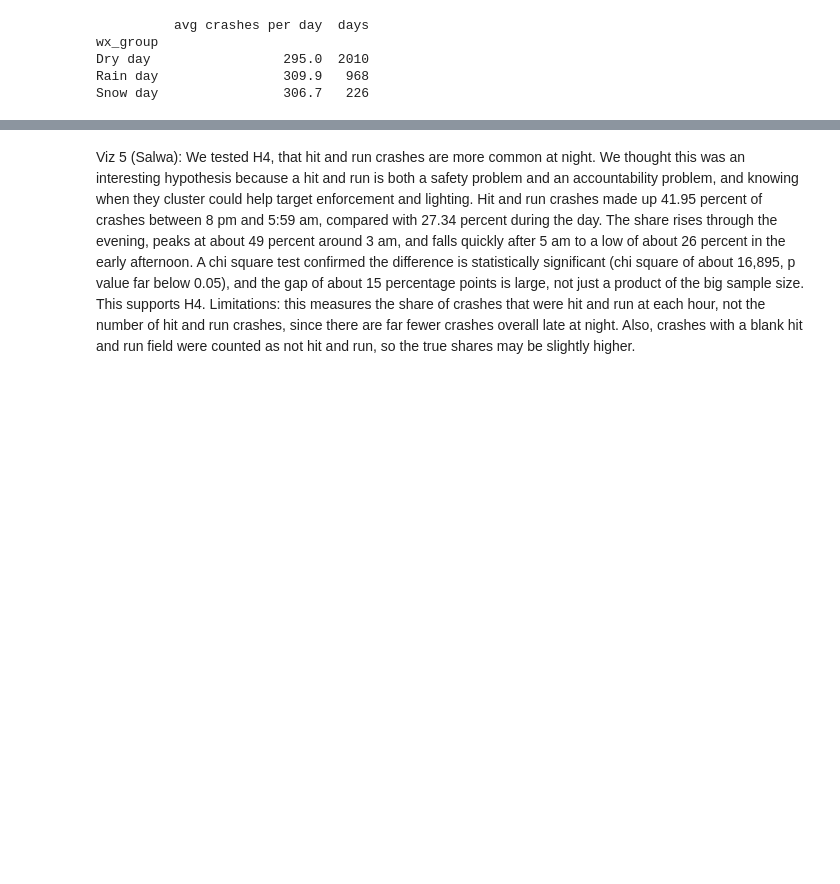
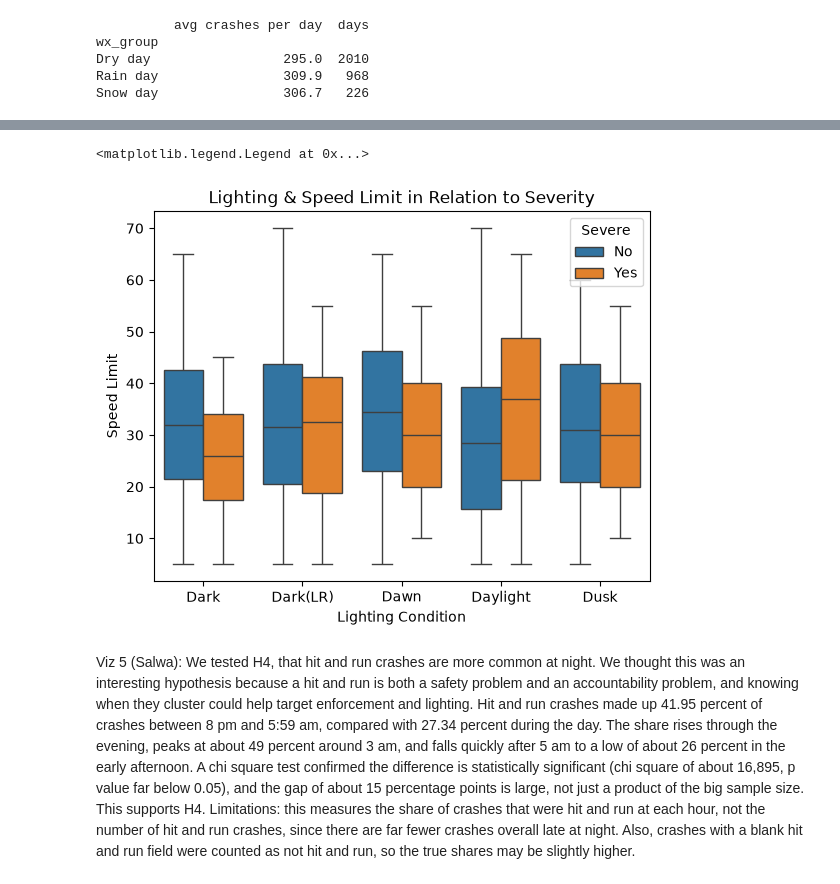
Before and after one commit to YaswinChebrolu/Chicago-Traffic-Crash-Trends, a Jupyter notebook: notebooks/progress_report.ipynb, the cells around one changed output, grey strips where cells are left out. Drawn from its saved outputs; the diff is of its cells as text; code cells hidden in the pictures; blank space fills up the shorter version.

```diff
--- a/notebooks/progress_report.ipynb
+++ b/notebooks/progress_report.ipynb
@@ -421,3 +415,38 @@ Viz 4 (member name): [Hypothesis tested, why it is interesting, and what the cha
+# %%
+# Viz 4 (Axel Alvarez)
+speed_light_sev = df.loc[: , ['lighting_condition', 'severe', 'posted_speed_limit']]
+
+speed_light_sev = speed_light_sev[speed_light_sev['lighting_condition'].notna()]
+speed_light_sev = speed_light_sev[speed_light_sev['severe'].notna()]
+speed_light_sev = speed_light_sev[speed_light_sev['posted_speed_limit'].notna()]
+
+grouped_data = (
+    speed_light_sev.groupby(["lighting_condition", "posted_speed_limit", "severe"])
+      .size()
+      .reset_index(name="count")
+)
+
+#Renaming the values for severe so the legend shows whether it's severe or no with 'Yes' 'No'
+grouped_data = grouped_data.replace({'severe': {0: 'No'}})
+grouped_data = grouped_data.replace({'severe': {1: 'Yes'}})
+
+#Making the boxplots
+boxplot = sns.boxplot(
+    data = grouped_data,
+    y = grouped_data["posted_speed_limit"],
+    x=grouped_data["lighting_condition"],
+    legend = True,
+    hue=grouped_data["severe"]
+    )
+#Customization
+boxplot.set(title = "Lighting & Speed Limit in Relation to Severity")
+boxplot.set_xticklabels(["Dark", "Dark(LR)", "Dawn", "Daylight", "Dusk"]) #Order is kept even after I manually renamed it
+boxplot.set_xlabel("Lighting Condition")
+boxplot.set_ylabel("Speed Limit")
+boxplot.legend(title="Severe")
+# %% [output]
+<matplotlib.legend.Legend at 0x...>
+[figure, added]
 # %% [markdown]
 Viz 5 (Salwa): We tested H4, that hit and run crashes are more common at night. We thought this was an interesting hypothesis because a hit and run is both a safety problem and an accountability problem, and knowing when they cluster could help target enforcement and lighting. Hit and run crashes made up 41.95 percent of crashes between 8 pm and 5:59 am, compared with 27.34 percent during the day. The share rises through the evening, peaks at about 49 percent around 3 am, and falls quickly after 5 am to a low of about 26 percent in the early afternoon. A chi square test confirmed the difference is statistically significant (chi square of about 16,895, p value far below 0.05), and the gap of about 15 percentage points is large, not just a product of the big sample size. This supports H4. Limitations: this measures the share of crashes that were hit and run at each hour, not the number of hit and run crashes, since there are far fewer crashes overall late at night. Also, crashes with a blank hit and run field were counted as not hit and run, so the true shares may be slightly higher.
 # %%
```
Also changed, not shown: parts of 6 cells of this notebook.
